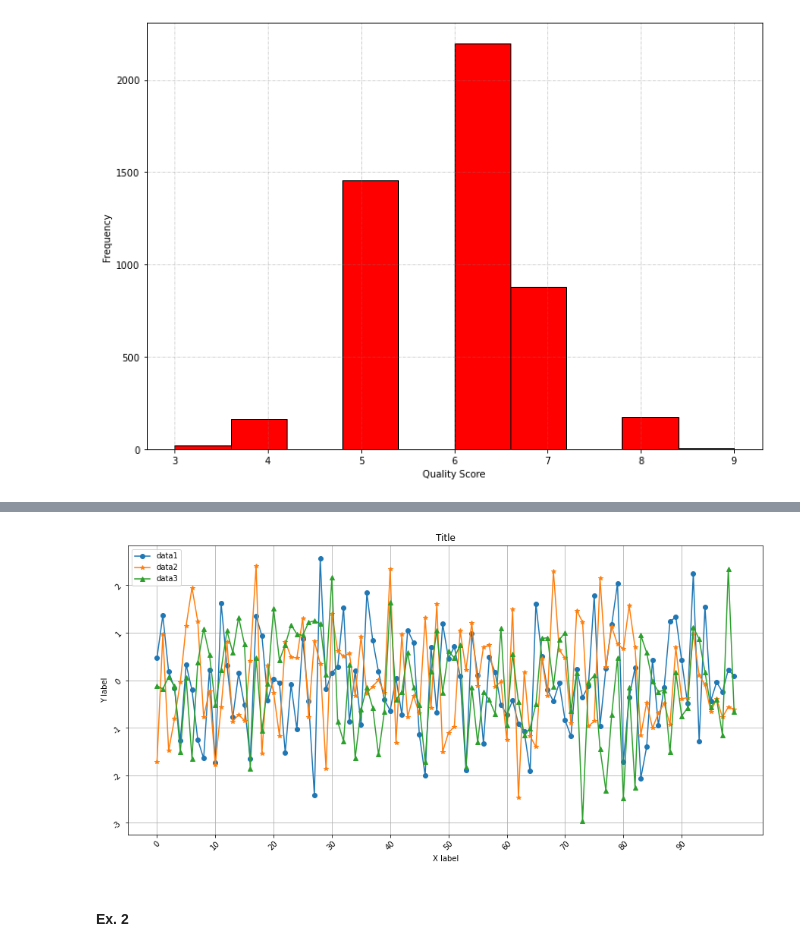
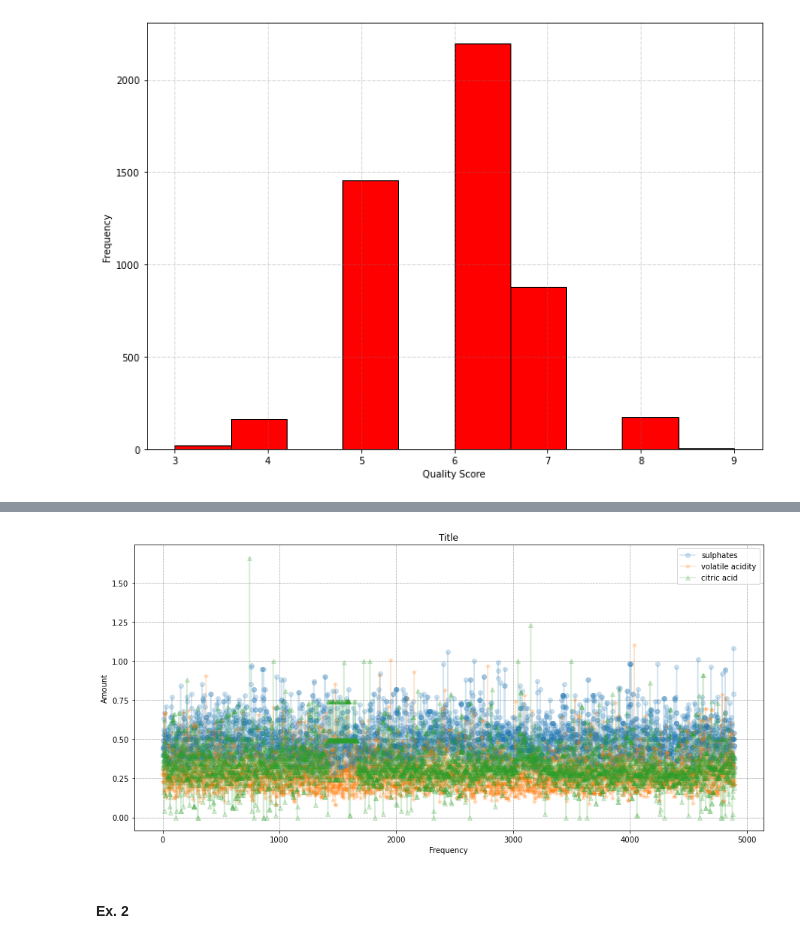
Before and after one commit to Caoimhinv/Fundamentals_Assessment, a Jupyter notebook: pyplot.ipynb, the cells around one changed output, grey strips where cells are left out. Cells and saved outputs as stored; diff of their text form; code cells hidden in the pictures.

```diff
--- a/pyplot.ipynb
+++ b/pyplot.ipynb
@@ -68,37 +109,37 @@ plt.scatter(x,y, c="r", linewidths = 1, marker ="^",
 # %%
 # Ex. 1
-
 # Create a figure and an axes with pyplot.subplots()
 fig,axs = plt.subplots(figsize=(15,7))
 # creates 3 variables with random data - 100 randomly distibuted points with a centre of 0 and SD of 1
-data1 = np.random.normal(0,1,100)
-data2 = np.random.normal(0,1,100)
-data3 = np.random.normal(0,1,100)
+data1 = df['sulphates']
+data2 = df['volatile acidity']
+data3 = df['citric acid']
 # fixes the range on x and y axes
-x_ax = np.arange(0,100,10)
-y_ax = np.arange(-3,3,1)
+# x_ax = np.arange(0,100,10)
+# y_ax = np.arange(-3,3,1)
 # plots the data of each variable
 # specifies the 'marker' for each
-axs.plot(data1,marker="o", label='data1')
-axs.plot(data2,marker="*", label='data2')
-axs.plot(data3,marker="^", label='data3')
+axs.plot(data1,marker="o", label='sulphates', alpha=0.2)
+axs.plot(data2,marker="*", label='volatile acidity', alpha=0.2)
+axs.plot(data3,marker="^", label='citric acid', alpha=0.2)
 # defines x and y ticks and labels
 # rotation???
-axs.set_xticks(x_ax)
-axs.set_xticklabels(labels=x_ax,rotation=45)
-axs.set_yticks(y_ax)
-axs.set_yticklabels(labels=y_ax,rotation=45)
-axs.set_xlabel("X label")
-axs.set_ylabel("Y label")
+# axs.set_xticks(x_ax)
+# axs.set_xticklabels(labels=x_ax,rotation=45)
+# axs.set_yticks(y_ax)
+# axs.set_yticklabels(labels=y_ax,rotation=45)
+axs.set_xlabel("Frequency")
+axs.set_ylabel("Amount")
 # creates an overall table
 axs.set_title("Title")
 # creates a background grid
 axs.grid("on")
 plt.legend()
+plt.rcParams['image.cmap']='jet'
 # creates the plot
 plt.show()
 # %% [output]
-[figure, old version]
+[figure, new version]
 # %% [markdown]
 #### Ex. 2
 # %%
```
Also changed, not shown: parts of 3 cells of this notebook.
